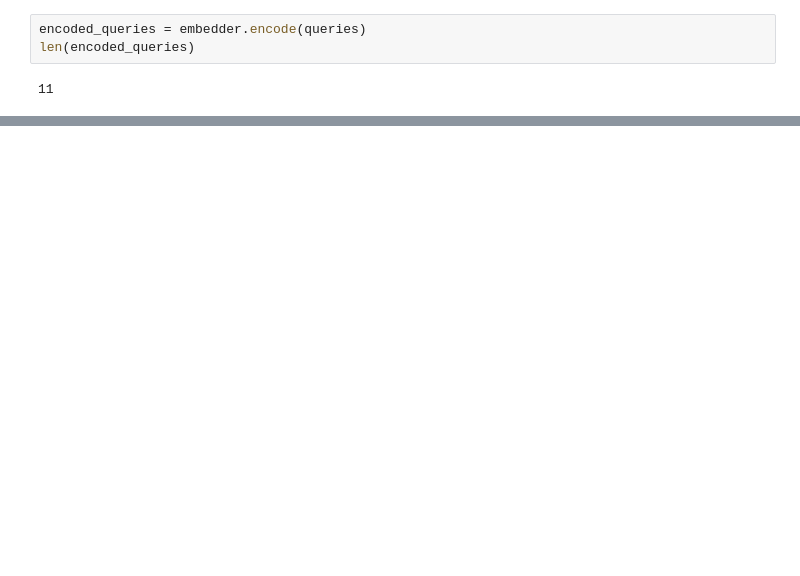
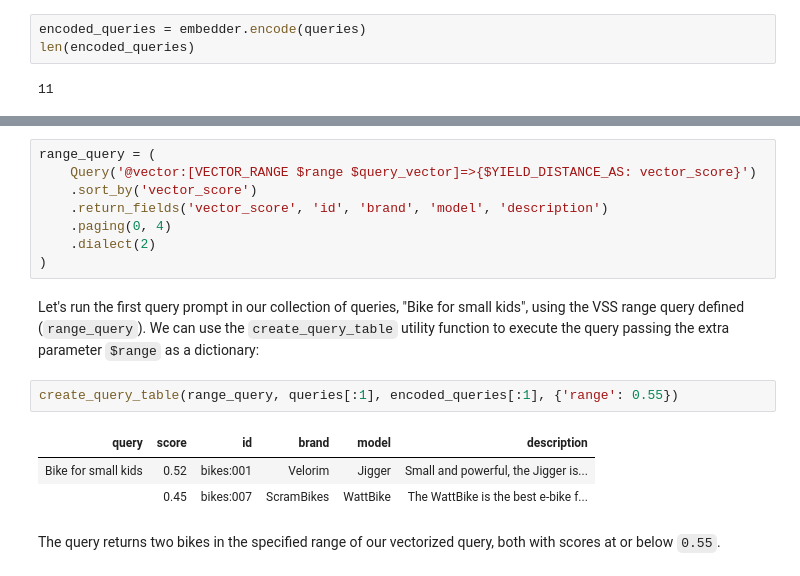
Before and after one commit to RedisVentures/redis-vss-getting-started, a Jupyter notebook: vector_similarity_with_redis.ipynb, the cells around one changed output, grey strips where cells are left out. Drawn from its saved outputs; the diff is of its cells as text; blank space fills up the shorter version.

```diff
--- a/vector_similarity_with_redis.ipynb
+++ b/vector_similarity_with_redis.ipynb
@@ -451,0 +551,18 @@ display(HTML(html))
+# %%
+range_query = (
+    Query('@vector:[VECTOR_RANGE $range $query_vector]=>{$YIELD_DISTANCE_AS: vector_score}')
+    .sort_by('vector_score')
+    .return_fields('vector_score', 'id', 'brand', 'model', 'description')
+    .paging(0, 4)
+    .dialect(2)
+)
+# %% [markdown]
+Let's run the first query prompt in our collection of queries, "Bike for small kids", using the VSS range query defined (`range_query`). We can use the `create_query_table` utility function to execute the query passing the extra parameter `$range` as a dictionary:
+# %%
+create_query_table(range_query, queries[:1], encoded_queries[:1], {'range': 0.55})
+# %% [output]
+| query | score | id | brand | model | description |
+| Bike for small kids | 0.52 | bikes:001 | Velorim | Jigger | Small and powerful, the Jigger is... |
+|  | 0.45 | bikes:007 | ScramBikes | WattBike | The WattBike is the best e-bike f... |
+# %% [markdown]
+The query returns two bikes in the specified range of our vectorized query, both with scores at or below `0.55`.
```
Also changed, not shown: parts of 53 cells of this notebook, 3 other files.
